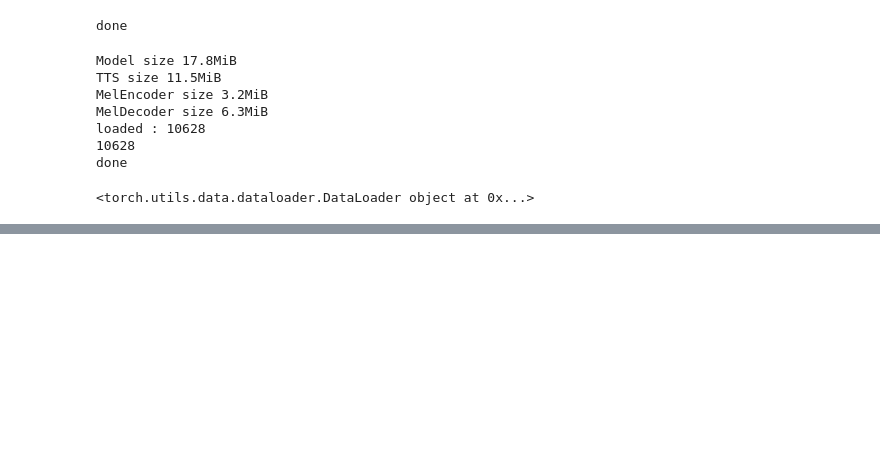
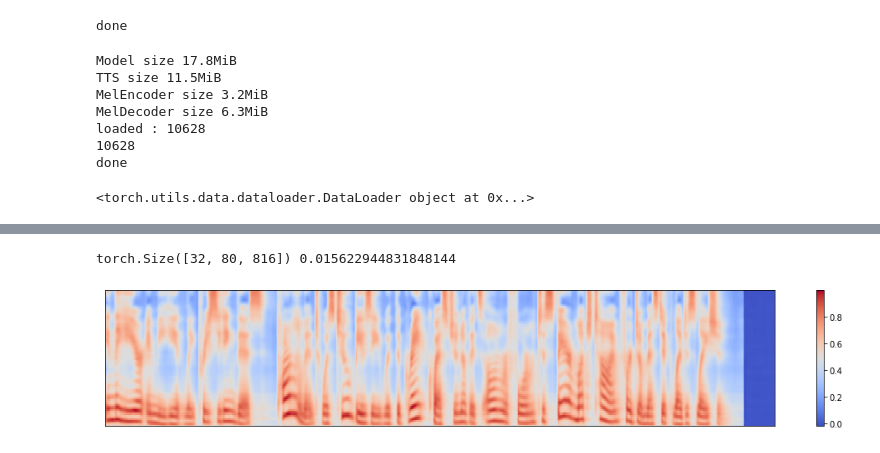
Before and after one commit to scpark20/kimchi-tts, a Jupyter notebook: light_model.ipynb, the cells around one changed output, grey strips where cells are left out. Cells and saved outputs as stored; diff of their text form; code cells hidden in the pictures; blank space fills up the shorter version.

```diff
--- a/light_model.ipynb
+++ b/light_model.ipynb
@@ -213,0 +214,24 @@ saved save/light_model/save_11671
+# %%
+import numpy as np
+import time
+
+model.eval()
+with torch.no_grad():
+    index = 0
+    times = []
+    for _ in range(100):
+        t0 = time.time()
+        samples = model.inference(batch['text'], None, None, temperature=1.0)
+        t1 = time.time()
+        times.append(t1 - t0)
+    times = np.array(times)
+    print(samples.shape, np.mean(times))
+
+    plt.figure(figsize=[18, 3])
+    _s = samples.data.cpu().numpy()
+    librosa.display.specshow(_s[index])
+    plt.colorbar()
+    plt.show()
+# %% [output]
+torch.Size([32, 80, 816]) 0.015622944831848144
+[figure, added]
```
Also changed, not shown: parts of 2 cells of this notebook, 10 other files.
